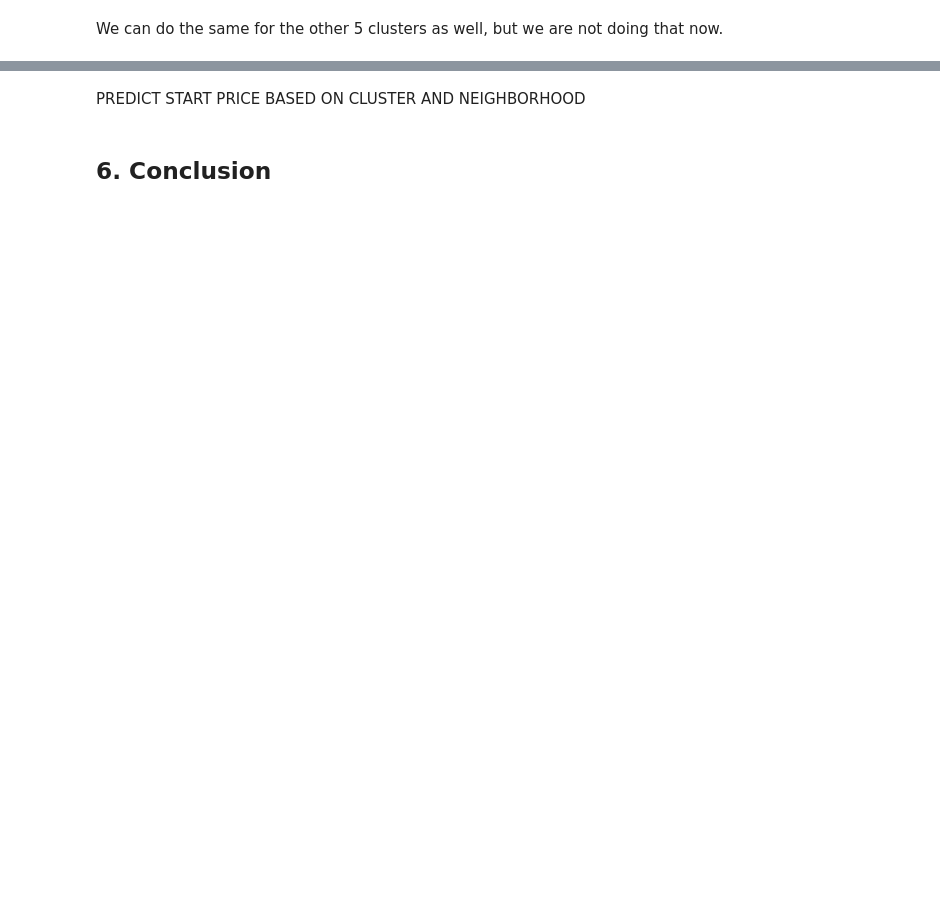
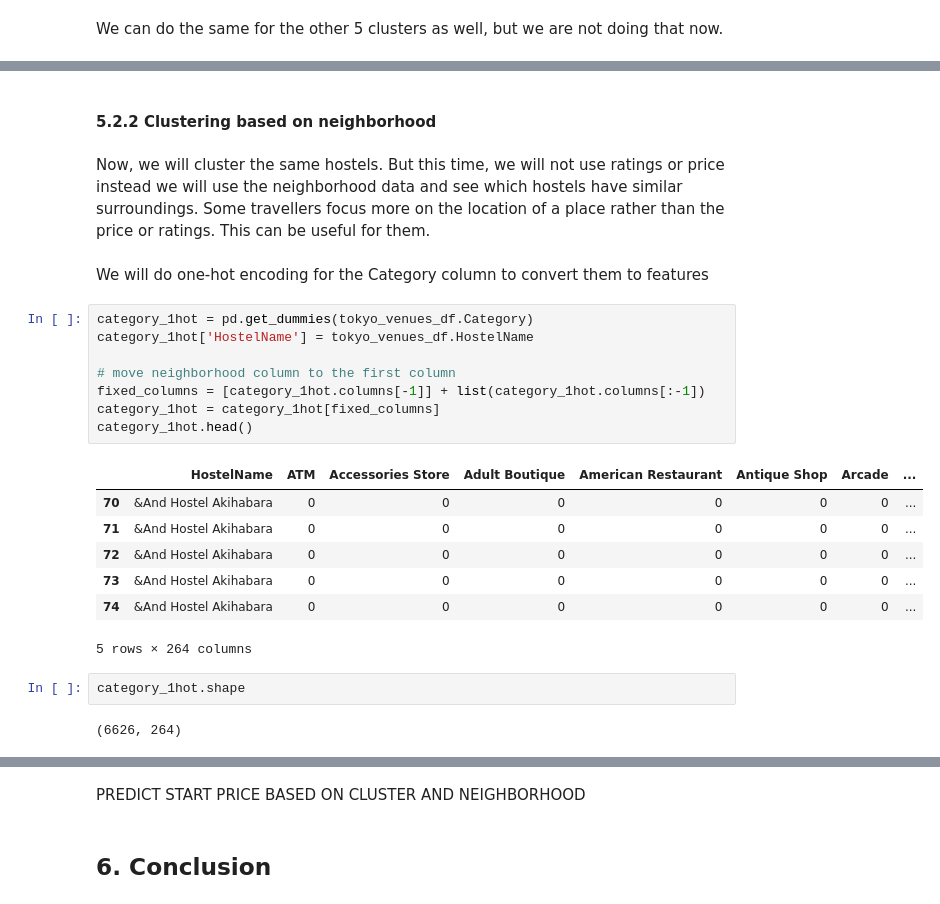
Before and after one commit to Haris-Ignatiadis/IBM-Data-Science-Capstone, a Jupyter notebook: Battle of Neighborhoods/The Battle of the Neighborhoods.ipynb, the cells around one changed output, grey strips where cells are left out. Drawn from its saved outputs; the diff is of its cells as text; blank space fills up the shorter version.

```diff
--- a/Battle of Neighborhoods/The Battle of the Neighborhoods.ipynb
+++ b/Battle of Neighborhoods/The Battle of the Neighborhoods.ipynb
@@ -981,0 +995,26 @@ EXAMINE ABOVE CLUSTER
+# %% [markdown]
+#### 5.2.2 Clustering based on neighborhood
+# %% [markdown]
+Now, we will cluster the same hostels. But this time, we will not use ratings or price instead we will use the neighborhood data and see which hostels have similar surroundings. Some travellers focus more on the location of a place rather than the price or ratings. This can be useful for them.
+# %% [markdown]
+We will do one-hot encoding for the Category column to convert them to features
+# %%
+category_1hot = pd.get_dummies(tokyo_venues_df.Category)
+category_1hot['HostelName'] = tokyo_venues_df.HostelName
+
+# move neighborhood column to the first column
+fixed_columns = [category_1hot.columns[-1]] + list(category_1hot.columns[:-1])
+category_1hot = category_1hot[fixed_columns]
+category_1hot.head()
+# %% [output]
+|  | HostelName | ATM | Accessories Store | Adult Boutique | American Restaurant | Antique Shop | Arcade | ... |
+| 70 | &And Hostel Akihabara | 0 | 0 | 0 | 0 | 0 | 0 | ... |
+| 71 | &And Hostel Akihabara | 0 | 0 | 0 | 0 | 0 | 0 | ... |
+| 72 | &And Hostel Akihabara | 0 | 0 | 0 | 0 | 0 | 0 | ... |
+| 73 | &And Hostel Akihabara | 0 | 0 | 0 | 0 | 0 | 0 | ... |
+| 74 | &And Hostel Akihabara | 0 | 0 | 0 | 0 | 0 | 0 | ... |
+5 rows × 264 columns
+# %%
+category_1hot.shape
+# %% [output]
+(6626, 264)
```
Also changed, not shown: parts of 48 cells of this notebook, 3 other files.
